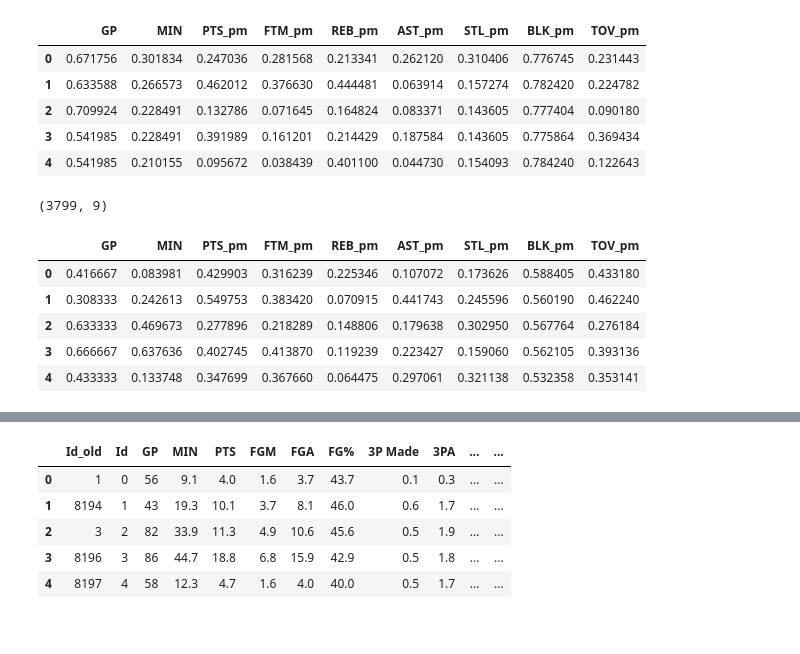
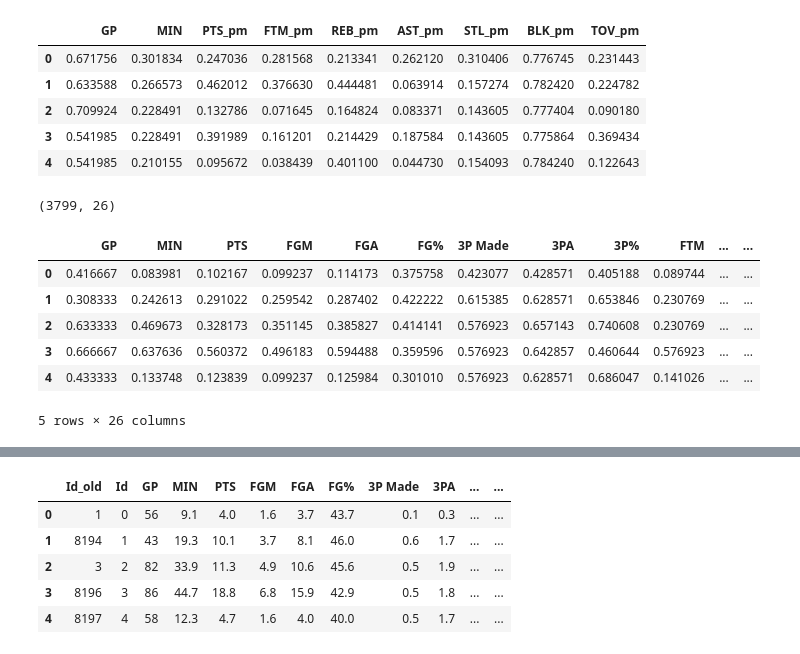
Before and after one commit to yidaveding/adsi_g5_kaggle_nba, a Jupyter notebook: notebooks/week2/david_ding-11481912-w2-fe.ipynb, the cells around one changed output, grey strips where cells are left out. Drawn from its saved outputs; the diff is of its cells as text; code cells hidden in the pictures.

```diff
--- a/notebooks/week2/david_ding-11481912-w2-fe.ipynb
+++ b/notebooks/week2/david_ding-11481912-w2-fe.ipynb
@@ -32,22 +35,6 @@ df_train_scaled.head()
 | 2 | 0.709924 | 0.228491 | 0.110778 | 0.125000 | 0.131673 | 0.468410 | 0.535714 | 0.551282 | 0.603648 | 0.049383 | 0.054054 | ... |
 | 3 | 0.541985 | 0.228491 | 0.221557 | 0.250000 | 0.209964 | 0.679739 | 0.500000 | 0.500000 | 0.515755 | 0.111111 | 0.135135 | ... |
 | 4 | 0.541985 | 0.210155 | 0.086826 | 0.109375 | 0.092527 | 0.642702 | 0.571429 | 0.576923 | 0.432836 | 0.024691 | 0.045045 | ... |
-# %%
-def add_features_min_average(df, scaler=None, scale=True):
-    df['PTS_pm'] = df.PTS / df.MIN
-    df['FTM_pm'] = df.FTM / df.MIN
-    df['REB_pm'] = df.REB / df.MIN
-    df['AST_pm'] = df.AST / df.MIN
-    df['STL_pm'] = df.STL / df.MIN
-    df['BLK_pm'] = df.BLK / df.MIN
-    df['TOV_pm'] = df.TOV / df.MIN
-
-    if scale:
-        if scaler==None:
-            df = df
-        else:
-            df = pd.DataFrame(scaler.fit_transform(df), columns=df.columns)
-    return df
 # %%
 fe_data = add_features_min_average(train_data_x.copy(), scaler)
 fe_data.head()
@@ -75,18 +62,18 @@ fe_data.head()
 | 4 | 0.541985 | 0.210155 | 0.095672 | 0.038439 | 0.401100 | 0.044730 | 0.154093 | 0.784240 | 0.122643 |
 # %%
 fe_test = add_features_min_average(test_data_x.copy(), scaler)
-fe_test = fe_test[col_sel]
 
 print(fe_test.shape)
 fe_test.head()
 # %% [output]
-(3799, 9)
+(3799, 26)
-|  | GP | MIN | PTS_pm | FTM_pm | REB_pm | AST_pm | STL_pm | BLK_pm | TOV_pm |
-| 0 | 0.416667 | 0.083981 | 0.429903 | 0.316239 | 0.225346 | 0.107072 | 0.173626 | 0.588405 | 0.433180 |
-| 1 | 0.308333 | 0.242613 | 0.549753 | 0.383420 | 0.070915 | 0.441743 | 0.245596 | 0.560190 | 0.462240 |
-| 2 | 0.633333 | 0.469673 | 0.277896 | 0.218289 | 0.148806 | 0.179638 | 0.302950 | 0.567764 | 0.276184 |
-| 3 | 0.666667 | 0.637636 | 0.402745 | 0.413870 | 0.119239 | 0.223427 | 0.159060 | 0.562105 | 0.393136 |
-| 4 | 0.433333 | 0.133748 | 0.347699 | 0.367660 | 0.064475 | 0.297061 | 0.321138 | 0.532358 | 0.353141 |
+|  | GP | MIN | PTS | FGM | FGA | FG% | 3P Made | 3PA | 3P% | FTM | ... | ... |
+| 0 | 0.416667 | 0.083981 | 0.102167 | 0.099237 | 0.114173 | 0.375758 | 0.423077 | 0.428571 | 0.405188 | 0.089744 | ... | ... |
+| 1 | 0.308333 | 0.242613 | 0.291022 | 0.259542 | 0.287402 | 0.422222 | 0.615385 | 0.628571 | 0.653846 | 0.230769 | ... | ... |
+| 2 | 0.633333 | 0.469673 | 0.328173 | 0.351145 | 0.385827 | 0.414141 | 0.576923 | 0.657143 | 0.740608 | 0.230769 | ... | ... |
+| 3 | 0.666667 | 0.637636 | 0.560372 | 0.496183 | 0.594488 | 0.359596 | 0.576923 | 0.642857 | 0.460644 | 0.576923 | ... | ... |
+| 4 | 0.433333 | 0.133748 | 0.123839 | 0.099237 | 0.125984 | 0.301010 | 0.576923 | 0.628571 | 0.686047 | 0.141026 | ... | ... |
+5 rows × 26 columns
 # %%
 from sklearn.ensemble import RandomForestClassifier
 from sklearn.calibration import CalibratedClassifierCV
```
Also changed, not shown: parts of 2 cells of this notebook, 7 other files.
